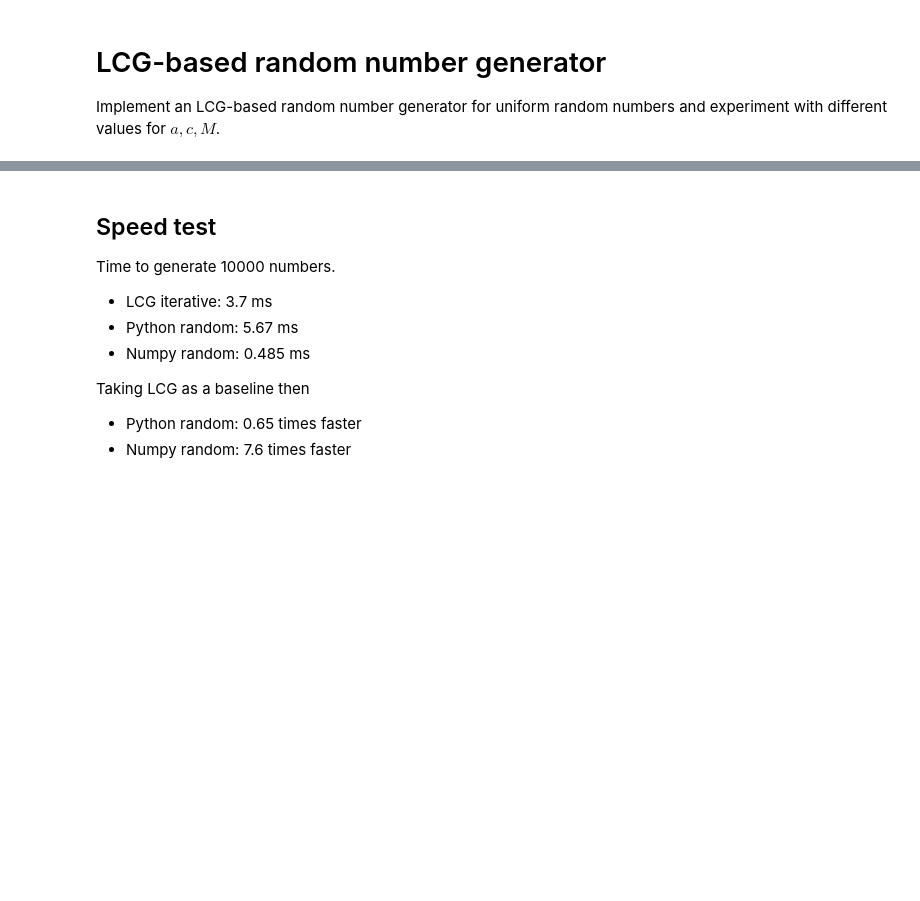
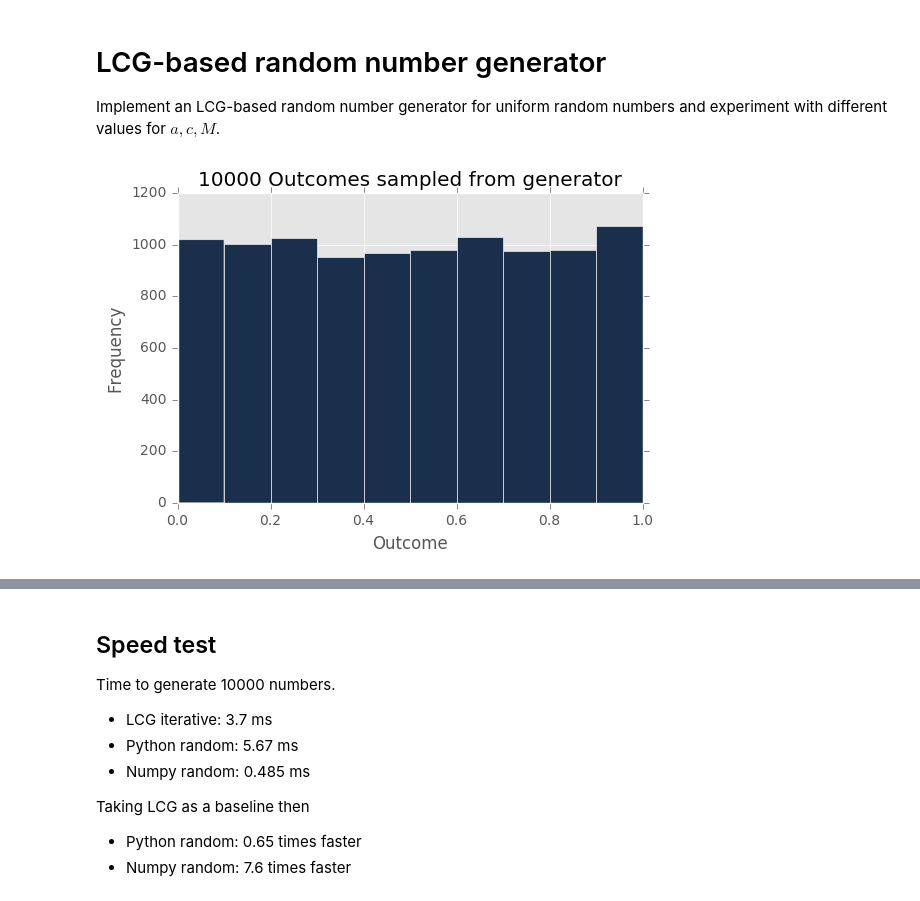
Before and after one commit to wohlert/mcmc-denoising, a Jupyter notebook: Exercise 1.ipynb, the cells around one changed output, grey strips where cells are left out. Drawn from its saved outputs; the diff is of its cells as text; code cells hidden in the pictures; blank space fills up the shorter version.

```diff
--- a/Exercise 1.ipynb
+++ b/Exercise 1.ipynb
@@ -2,13 +2,3 @@
 # LCG-based random number generator
 
 Implement an LCG-based random number generator for uniform random numbers and experiment with different values for $a, c, M$.
-# %%
-import itertools
-
-def lcg(x_i, a, c, M):
-    while True:
-        x_i = (a * x_i + c) % M
-        yield x_i/M
-
-lcg_generator = lcg(0, 135412, 5121, 1712289)
-take = lambda f, n: list(itertools.islice(f, n))
@@ -15,3 +10,14 @@ take = lambda f, n: list(itertools.islice(f, n))
+# %%
+U = take(lcg_generator, 10000)
+
+plt.hist(U, 10, color=colors[0])
+plt.xlabel("Outcome")
+plt.ylabel("Frequency")
+plt.title("10000 Outcomes sampled from generator")
+
+plt.show()
+# %% [output]
+[figure, added]
 # %%
 import random
 import numpy as np
```
Also changed, not shown: parts of 4 cells of this notebook, 1 other file.
